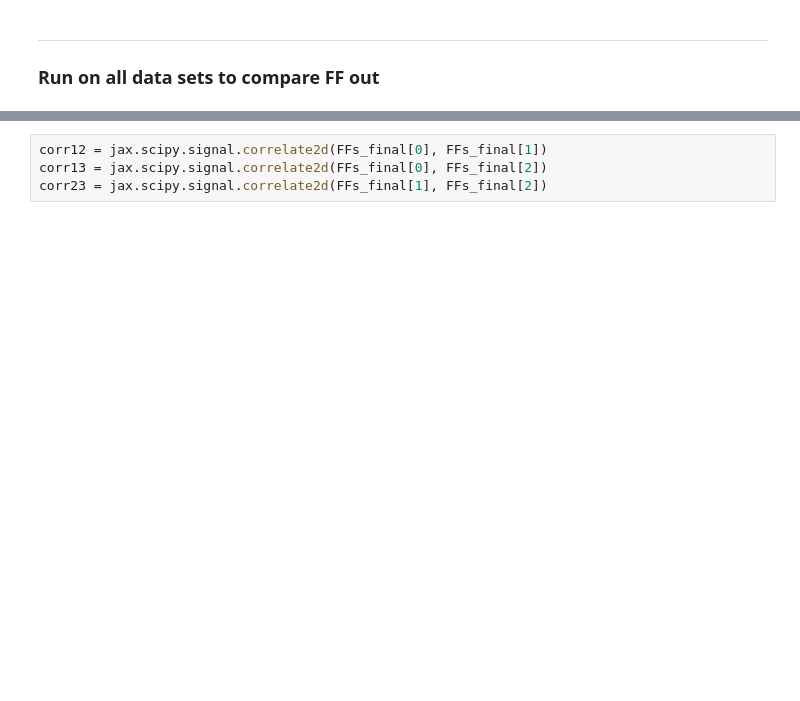
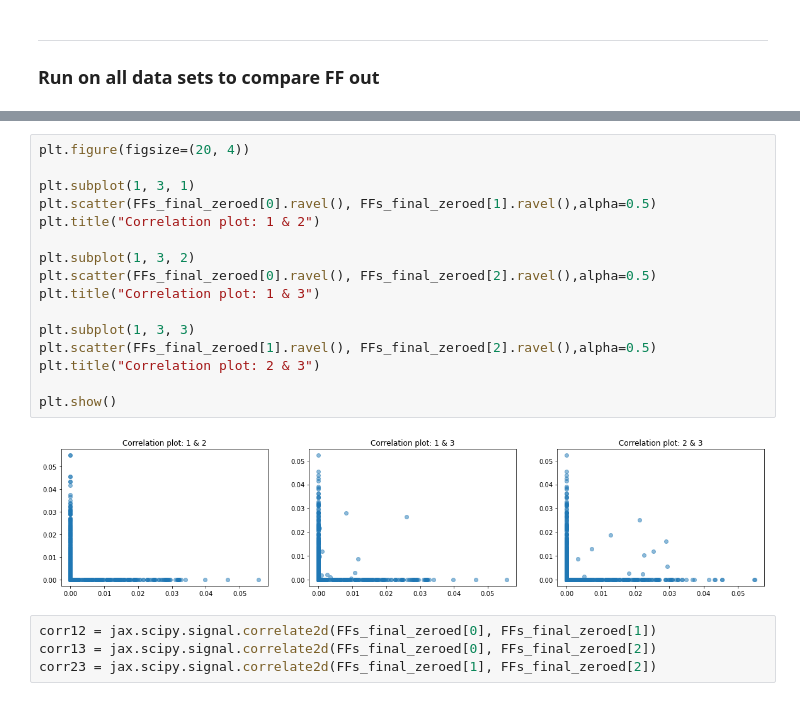
Before and after one commit to LouisDesdoigts/Notebooks, a Jupyter notebook: DSSI_test.ipynb, the cells around one changed output, grey strips where cells are left out. Cells and saved outputs as stored; diff of their text form; blank space fills up the shorter version.

```diff
--- a/DSSI_test.ipynb
+++ b/DSSI_test.ipynb
@@ -356,7 +367,25 @@ plt.show()
+# %%
+plt.figure(figsize=(20, 4))
+
+plt.subplot(1, 3, 1)
+plt.scatter(FFs_final_zeroed[0].ravel(), FFs_final_zeroed[1].ravel(),alpha=0.5)
+plt.title("Correlation plot: 1 & 2")
+
+plt.subplot(1, 3, 2)
+plt.scatter(FFs_final_zeroed[0].ravel(), FFs_final_zeroed[2].ravel(),alpha=0.5)
+plt.title("Correlation plot: 1 & 3")
+
+plt.subplot(1, 3, 3)
+plt.scatter(FFs_final_zeroed[1].ravel(), FFs_final_zeroed[2].ravel(),alpha=0.5)
+plt.title("Correlation plot: 2 & 3")
+
+plt.show()
+# %% [output]
+[figure, added]
 # %%
-corr12 = jax.scipy.signal.correlate2d(FFs_final[0], FFs_final[1])
-corr13 = jax.scipy.signal.correlate2d(FFs_final[0], FFs_final[2])
-corr23 = jax.scipy.signal.correlate2d(FFs_final[1], FFs_final[2])
+corr12 = jax.scipy.signal.correlate2d(FFs_final_zeroed[0], FFs_final_zeroed[1])
+corr13 = jax.scipy.signal.correlate2d(FFs_final_zeroed[0], FFs_final_zeroed[2])
+corr23 = jax.scipy.signal.correlate2d(FFs_final_zeroed[1], FFs_final_zeroed[2])
 # %%
 c = corr12.shape[0]//2
 s = 10
```
Also changed, not shown: parts of 16 cells of this notebook, 1 other file.
